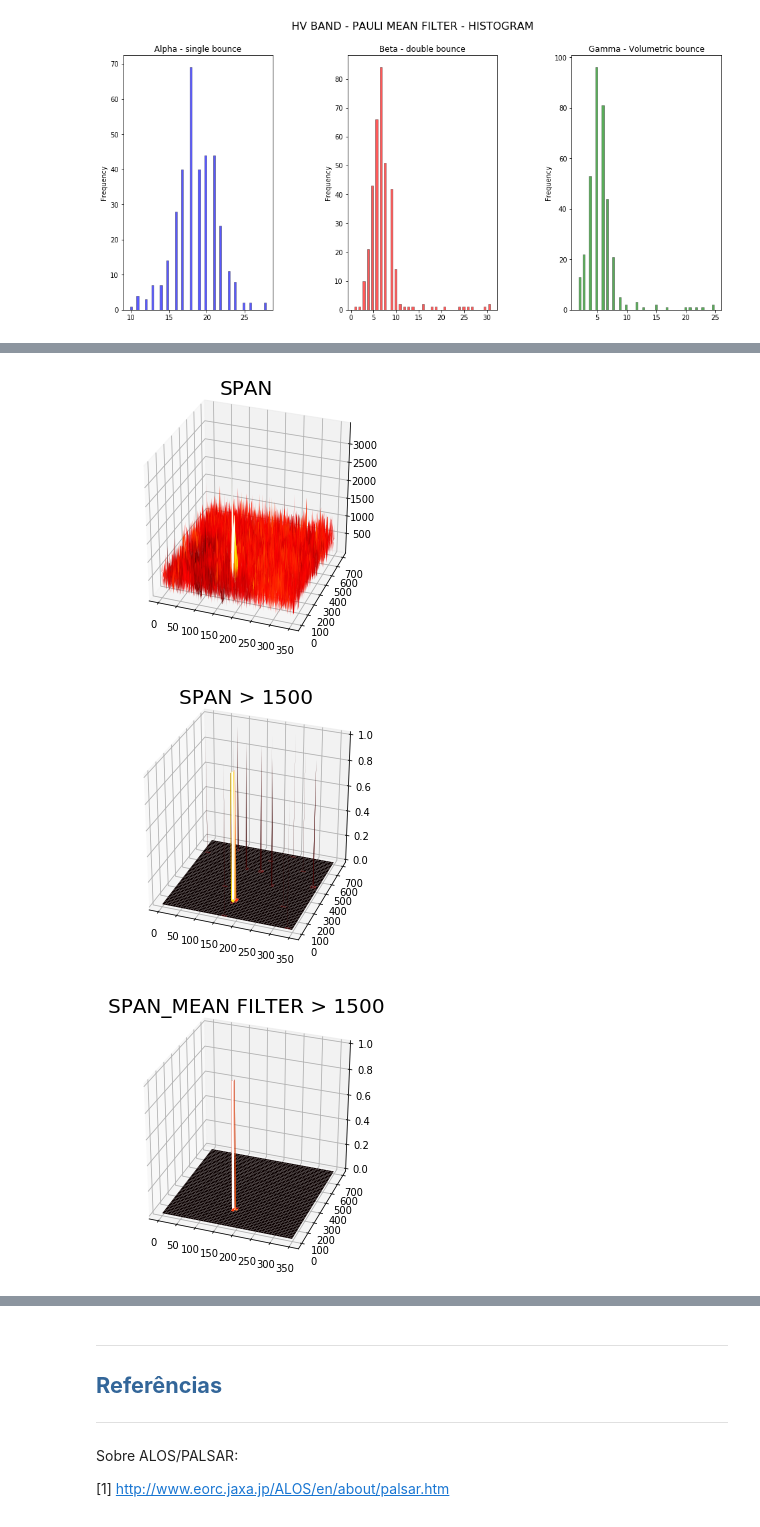
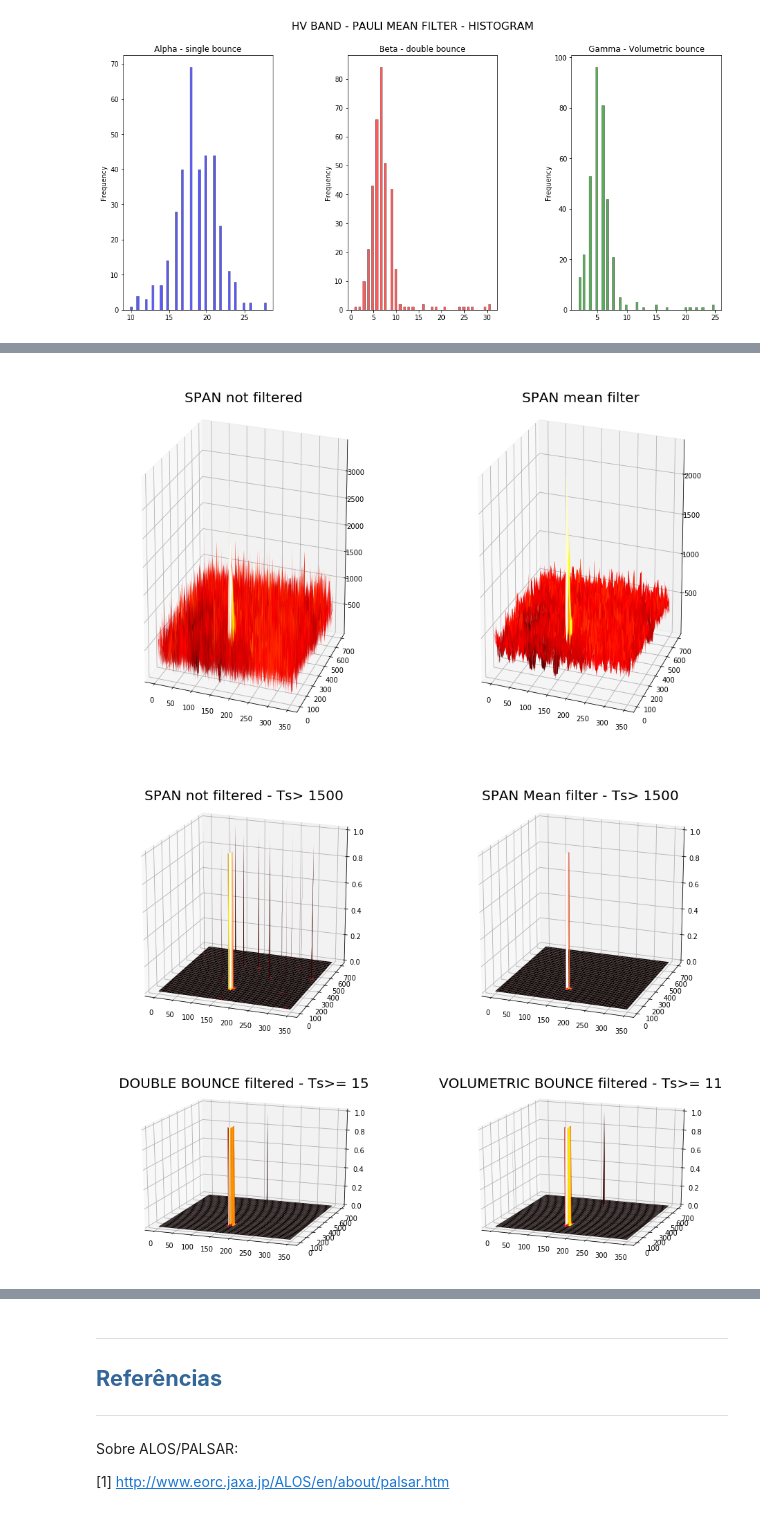
Before and after one commit to leonanlef/SER347_Project, a Jupyter notebook: Projeto_SER347.ipynb, the cells around one changed output, grey strips where cells are left out. Cells and saved outputs as stored; diff of their text form; code cells hidden in the pictures.

```diff
--- a/Projeto_SER347.ipynb
+++ b/Projeto_SER347.ipynb
@@ -793,34 +808,42 @@ def TridimHotmap(img, title=None):
     colortuple = ()
     colors = np.empty(X.shape, dtype=str)
 
-    # Cria a figura
-    fig = plt.figure(figsize=(5.,5.))
-    ax = fig.gca(projection='3d')
-
     # Define a vista da imagem
     ax.azim = -70
-    ax.elev = 30
+    ax.elev = 20
 
     # Plota a superfície da imagem
     surf = ax.plot_surface(X,Y,Z,cmap='hot')
     plt.title(title, fontsize=20)
-    plt.show()
 # %%
 # SPAN 3D filtrado e não filtrado
 span = double_bounce**2 + single_bounce**2 + volumetric_bounce**2
 span_mean = double_mean**2 + sb_mean**2 + vol_mean**2
 fatiamento = span>1500
 fatiamento_mean = span_mean>1500
 fatiamento_double = double_mean>=15
 fatiamento_vol = vol_mean>=11
 
-TridimHotmap(span , "SPAN")
+fig = plt.figure(figsize=(16, 10))
+ax = fig.add_subplot(1, 2, 1, projection='3d')
+TridimHotmap(span , "SPAN not filtered")
+ax = fig.add_subplot(1, 2, 2, projection='3d')
+TridimHotmap(span_mean , "SPAN mean filter")
+plt.show
 
-TridimHotmap(fatiamento, "SPAN > 1500")
-TridimHotmap(fatiamento_mean , "SPAN_MEAN FILTER > 1500")
-TridimHotmap(fatiamento_double , "DOUBLE BOUNCE >= 15")
-TridimHotmap(fatiamento_vol , "VOLUMETRIC BOUNCE >= 11")
+fig = plt.figure(figsize=(16, 7 ))
+ax = fig.add_subplot(1, 2, 1, projection='3d')
+TridimHotmap(fatiamento, "SPAN not filtered - Ts> 1500")
+ax = fig.add_subplot(1, 2, 2, projection='3d')
+TridimHotmap(fatiamento_mean , "SPAN Mean filter - Ts> 1500")
+plt.show
+
+fig = plt.figure(figsize=(16, 5 ))
+ax = fig.add_subplot(1, 2, 1, projection='3d')
+TridimHotmap(fatiamento_double , "DOUBLE BOUNCE filtered - Ts>= 15")
+ax = fig.add_subplot(1, 2, 2, projection='3d')
+TridimHotmap(fatiamento_vol , "VOLUMETRIC BOUNCE filtered - Ts>= 11")
 # %% [output]
-[figure, old version]
+[figure, new version]
-[figure, old version]
+[figure, new version]
-[figure, old version]
+[figure, new version]
```
Also changed, not shown: parts of 17 cells of this notebook.
